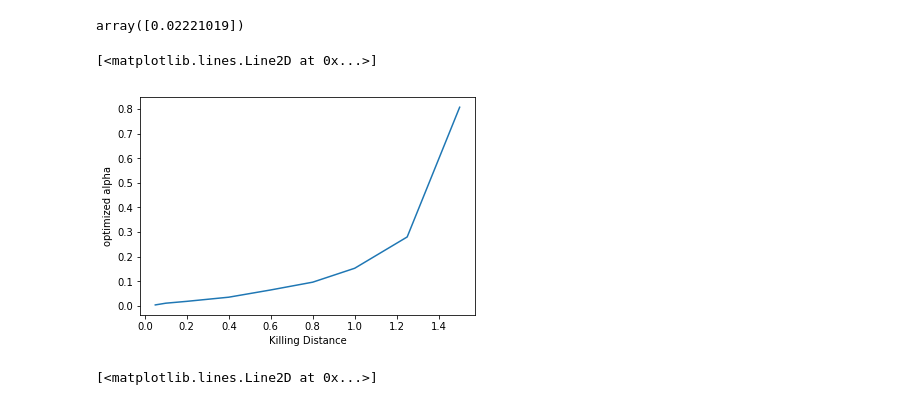
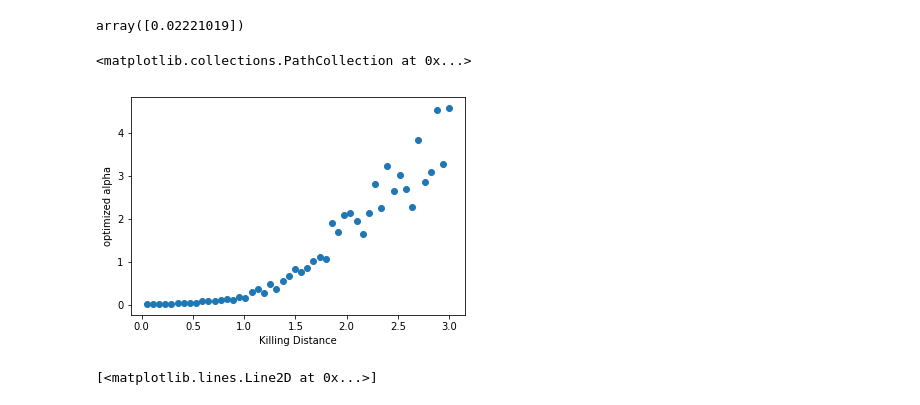
Before and after one commit to barnrang/Tokyo-tech-Exp, a Jupyter notebook: PUBG/Population Sim.ipynb, the cells around one changed output. Cells and saved outputs as stored; diff of their text form; code cells hidden in the pictures.

```diff
--- a/PUBG/Population Sim.ipynb
+++ b/PUBG/Population Sim.ipynb
@@ -193,7 +193,7 @@ opt
 # %% [output]
 array([0.02221019])
 # %%
-test_dist = [0.05,0.1,0.2,0.4,0.6,0.8,1.0,1.25,1.5]
+test_dist = np.linspace(0.05, 3.0, 50)
 opt_param = []
 for i in test_dist:
     ACTOR_NUM = 100
@@ -236,36 +236,36 @@ for i in test_dist:
 
 
     def render():
         global R_RESTRICT, counter, actor_list, survive_num, advantage_points_met
 
         R_RESTRICT = np.sqrt(Area(counter) / np.pi)
 
         for i in np.random.permutation(len(actor_list)):
             actor_list[i].move(R_RESTRICT, advantage_points)
             actor_list[i].check_advantage_point(advantage_points, advantage_points_met)
 
 
         if counter != 0:
             massecre()
         counter += 1
 
         return len(actor_list)
 
     counter = 0
     no_people = []
     for j in range(300):
         no_people.append(render())
 
     no_people = np.array(no_people)
     opt, _ = curve_fit(N_fit, np.arange(300), no_people, p0=(0.05))
     opt_param.append(opt[0])
 
 plt.xlabel('Killing Distance')
 plt.ylabel('optimized alpha')
-plt.plot(test_dist, opt_param)
+plt.scatter(test_dist, opt_param)
 # %% [output]
-[<matplotlib.lines.Line2D at 0x...>]
+<matplotlib.collections.PathCollection at 0x...>
-[figure, old version]
+[figure, new version]
 # %%
 plt.xlabel('Killing Distance')
 plt.ylabel('optimized alpha')
```
Also changed, not shown: parts of 1 cell of this notebook, 2 other files.
